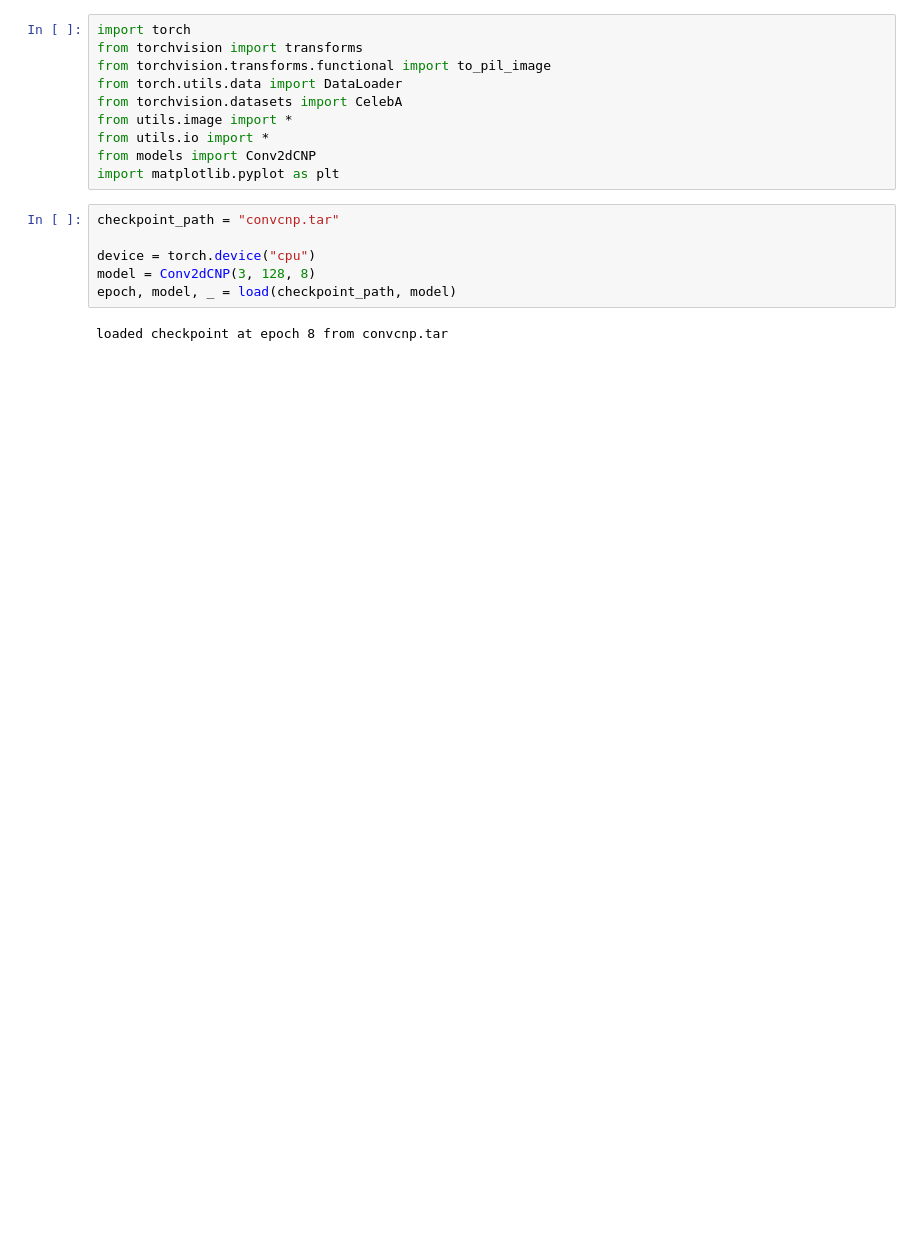
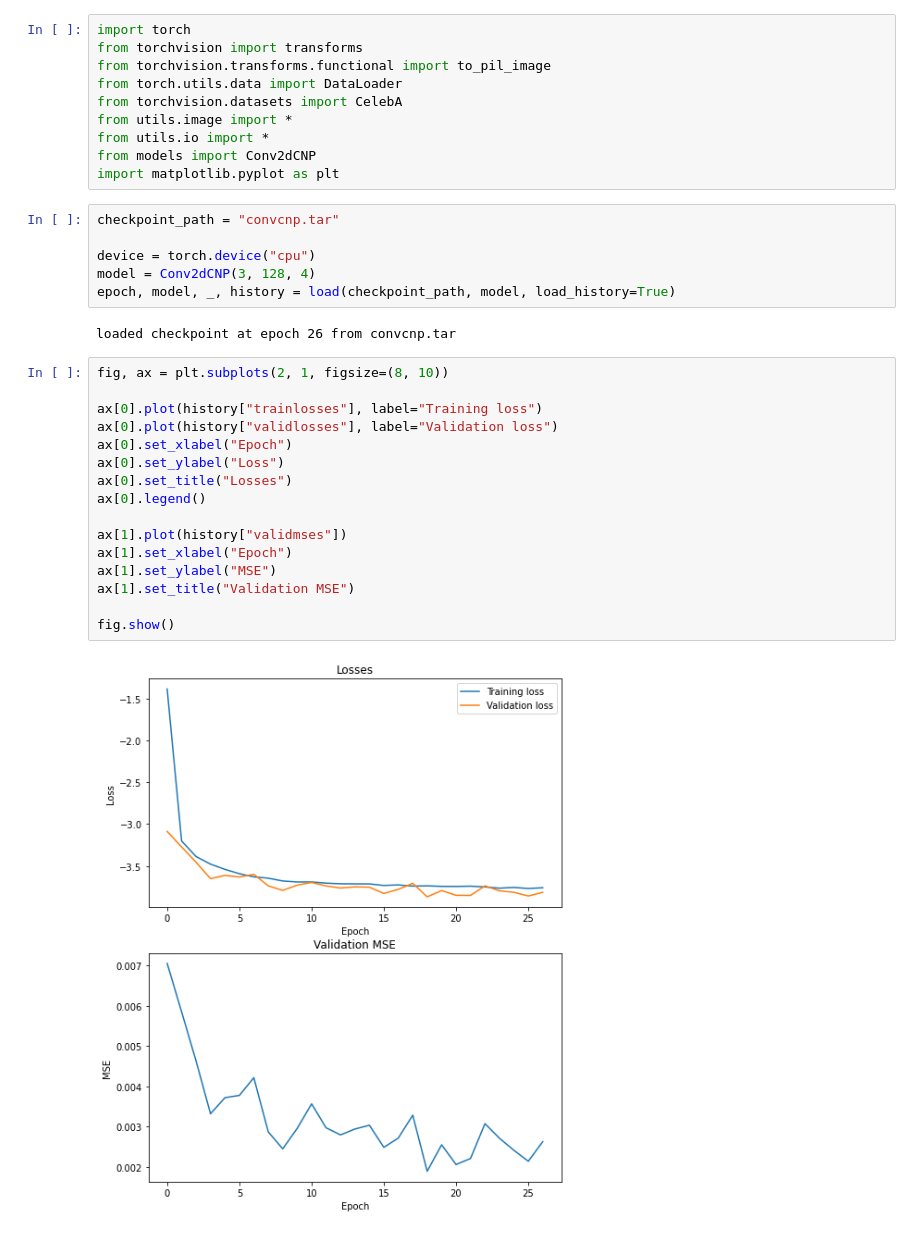
Before and after one commit to RocketLL/implicit-inpainting, a Jupyter notebook: demo_convcnp.ipynb, the cells around one changed output. Saved outputs shown, nothing was run; the diff lists cells and outputs as text; blank space fills up the shorter version.

Commit message:
update convcnp implementation and example

```diff
--- a/demo_convcnp.ipynb
+++ b/demo_convcnp.ipynb
@@ -12,8 +12,26 @@ import matplotlib.pyplot as plt
 checkpoint_path = "convcnp.tar"
 
 device = torch.device("cpu")
-model = Conv2dCNP(3, 128, 8)
-epoch, model, _ = load(checkpoint_path, model)
+model = Conv2dCNP(3, 128, 4)
+epoch, model, _, history = load(checkpoint_path, model, load_history=True)
 # %% [output]
-loaded checkpoint at epoch 8 from convcnp.tar
+loaded checkpoint at epoch 26 from convcnp.tar
+# %%
+fig, ax = plt.subplots(2, 1, figsize=(8, 10))
+
+ax[0].plot(history["trainlosses"], label="Training loss")
+ax[0].plot(history["validlosses"], label="Validation loss")
+ax[0].set_xlabel("Epoch")
+ax[0].set_ylabel("Loss")
+ax[0].set_title("Losses")
+ax[0].legend()
+
+ax[1].plot(history["validmses"])
+ax[1].set_xlabel("Epoch")
+ax[1].set_ylabel("MSE")
+ax[1].set_title("Validation MSE")
+
+fig.show()
+# %% [output]
+[figure, added]
 # %%
```
Also changed, not shown: parts of 3 cells of this notebook, 4 other files.
